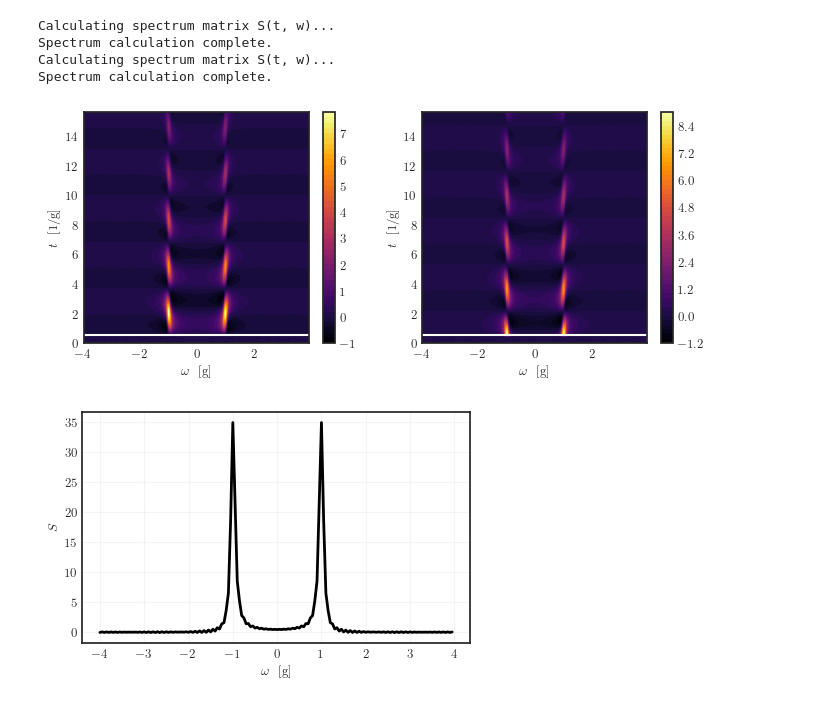
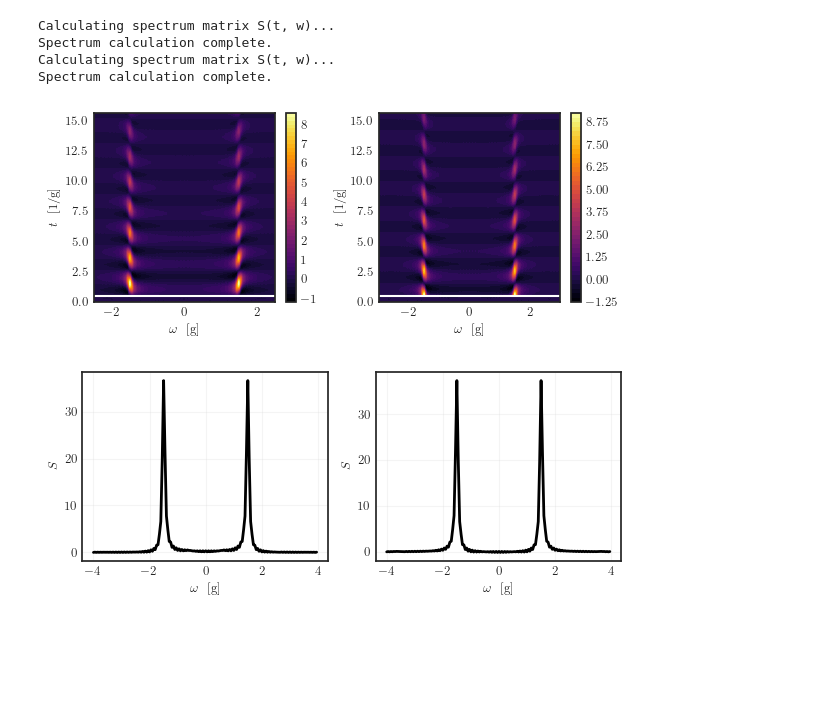
Before and after one commit to juardilag/Pulsed-cQED, a Jupyter notebook: test.ipynb, the cells around one changed output. Cells and saved outputs as stored; diff of their text form; code cells hidden in the pictures; blank space fills up the shorter version.

```diff
--- a/test.ipynb
+++ b/test.ipynb
@@ -21,17 +21,17 @@ tex_fonts = {
 plt.style.use('seaborn-v0_8-white')
 plt.rcParams.update(tex_fonts)
 # %%
-cavity_dim  = 10
+cavity_dim  = 15
 
-g_real = jnp.pi*10.0e6  # 10 MHz
+g_real = jnp.pi*15.0e6  # 10 MHz
 g_ref = jnp.pi*10.0e6  # 10 MHz
 #g_real = jnp.pi*10.0e6  # 10 MHz
 
 g_sim = g_real/g_ref
 delta_c = 0/g_ref
 delta_e = 0/g_ref
-kappa = 0.2
-gamma = 0.01
+kappa = 0.1
+gamma = 0.1
 # %% [markdown]
 # Pulse Definition
 # %%
@@ -161,31 +167,45 @@ Spectrum calculation complete.
 Calculating spectrum matrix S(t, w)...
 Spectrum calculation complete.
 # %%
-fig, ax = plt.subplots(1, 2, figsize=(8, 3))
+fig, ax = plt.subplots(1, 2, figsize=(6, 2.5))
 
 plot_1 = ax[0].contourf(omega_array, t_array, spectrum_light_matrix, levels = 50, cmap = 'inferno')
 ax[0].set_xlabel(r'$\omega \ $ [g]')
 ax[0].set_ylabel(r'$t \ $ [1/g]')
 ax[0].axhline(2*t_lim, color = 'w')
+ax[0].set_xlim(-2.5, 2.5)
 cbar_light = fig.colorbar(plot_1, ax=ax[0])
 
 plot_2 = ax[1].contourf(omega_array, t_array, spectrum_atom_matrix, levels = 50, cmap = 'inferno')
 ax[1].set_xlabel(r'$\omega \ $ [g]')
 ax[1].set_ylabel(r'$t \ $ [1/g]')
+ax[1].set_xlim(-3.0, 3.0)
 ax[1].axhline(2*t_lim, color = 'w')
 
 cbar_atom = fig.colorbar(plot_2, ax=ax[1])
+
+plt.tight_layout()
+plt.savefig('matter_emission_spectrum.png', dpi = 300, bbox_inches ='tight')
+plt.show()
 # %% [output]
-[figure, old version]
+[figure, new version]
 # %%
 S_integrated_light = jnp.trapezoid(spectrum_light_matrix, x=t_array, axis=0)
 S_integrated_atom = jnp.trapezoid(spectrum_atom_matrix, x=t_array, axis=0)
 # %%
-fig, ax = plt.subplots(figsize=(5, 3))
-plt.plot(omega_array, S_integrated_light, linewidth = 2, color = 'k')
-plt.xlabel(r'$\omega \ $ [g]')
-plt.ylabel(r'$S \ $')
-plt.grid(alpha = 0.2)
+fig, ax = plt.subplots(1, 2, figsize=(6, 2.5))
+ax[0].plot(omega_array, S_integrated_light, linewidth = 2, color = 'k')
+ax[0].set_xlabel(r'$\omega \ $ [g]')
+ax[0].set_ylabel(r'$S \ $')
+ax[0].grid(alpha = 0.2)
+
+ax[1].plot(omega_array, S_integrated_atom, linewidth = 2, color = 'k')
+ax[1].set_xlabel(r'$\omega \ $ [g]')
+ax[1].set_ylabel(r'$S \ $')
+ax[1].grid(alpha = 0.2)
+
+plt.tight_layout()
+plt.savefig('matter_integrated_emission_spectrum.png', dpi = 300, bbox_inches ='tight')
 plt.show()
 # %% [output]
-[figure, old version]
+[figure, new version]
```
Also changed, not shown: parts of 4 cells of this notebook, 1 other file.
